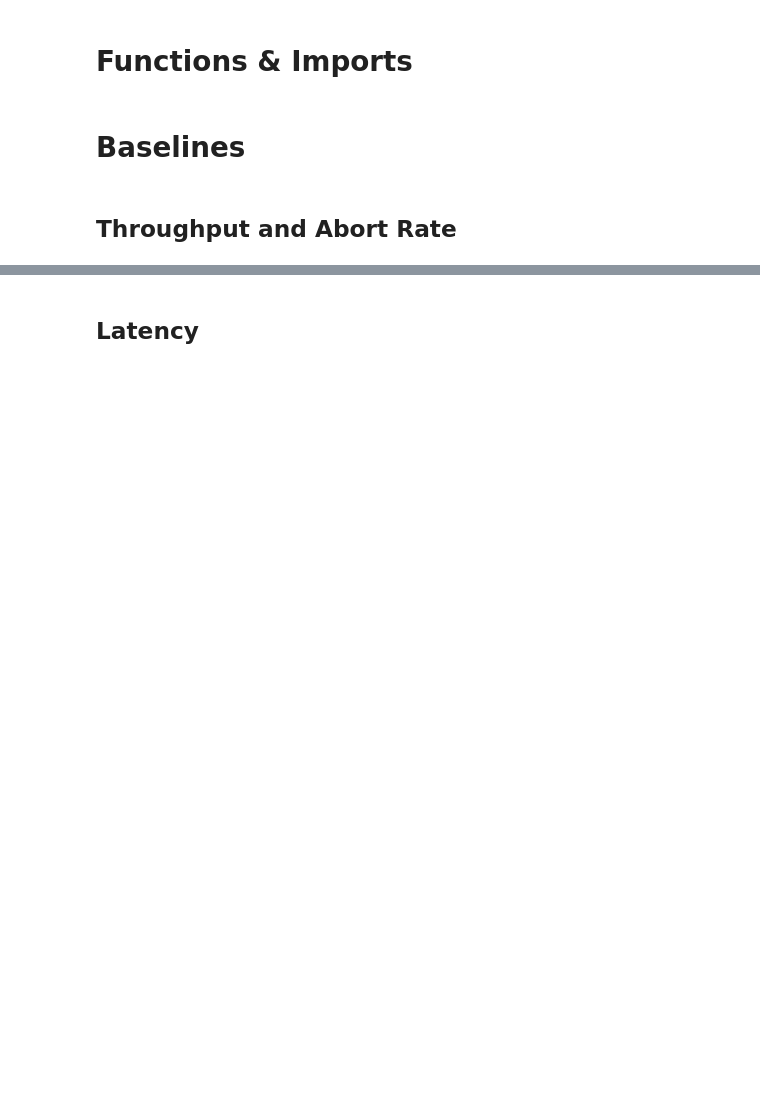
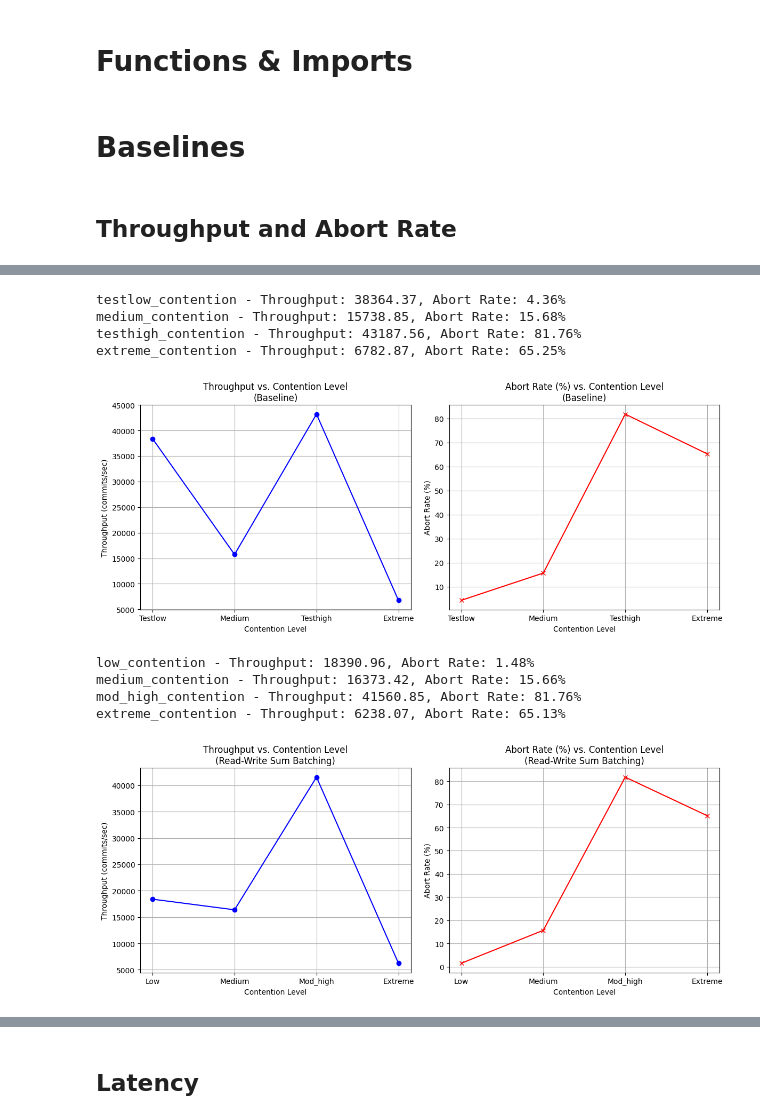
Before and after one commit to simoncwang/aria-improvement, a Jupyter notebook: sophie-nitin-testing/transaction_batching.ipynb, the cells around one changed output, grey strips where cells are left out. Drawn from its saved outputs; the diff is of its cells as text; code cells hidden in the pictures; blank space fills up the shorter version.

```diff
--- a/sophie-nitin-testing/transaction_batching.ipynb
+++ b/sophie-nitin-testing/transaction_batching.ipynb
@@ -227,0 +249,14 @@ extreme_contention - Throughput: 6238.07, Abort Rate: 65.13%
+# %%
+plot_vs_contention_level(batch_method="baseline", contention_levels=['testlow_contention', 'medium_contention', 'testhigh_contention', 'extreme_contention'])
+plot_vs_contention_level(batch_method="read_write_sum_batching_15", contention_levels=['low_contention', 'medium_contention', 'mod_high_contention', 'extreme_contention'])
+# %% [output]
+testlow_contention - Throughput: 38364.37, Abort Rate: 4.36%
+medium_contention - Throughput: 15738.85, Abort Rate: 15.68%
+testhigh_contention - Throughput: 43187.56, Abort Rate: 81.76%
+extreme_contention - Throughput: 6782.87, Abort Rate: 65.25%
+[figure, added]
+low_contention - Throughput: 18390.96, Abort Rate: 1.48%
+medium_contention - Throughput: 16373.42, Abort Rate: 15.66%
+mod_high_contention - Throughput: 41560.85, Abort Rate: 81.76%
+extreme_contention - Throughput: 6238.07, Abort Rate: 65.13%
+[figure, added]
```
Also changed, not shown: parts of 7 cells of this notebook, 12 other files.
